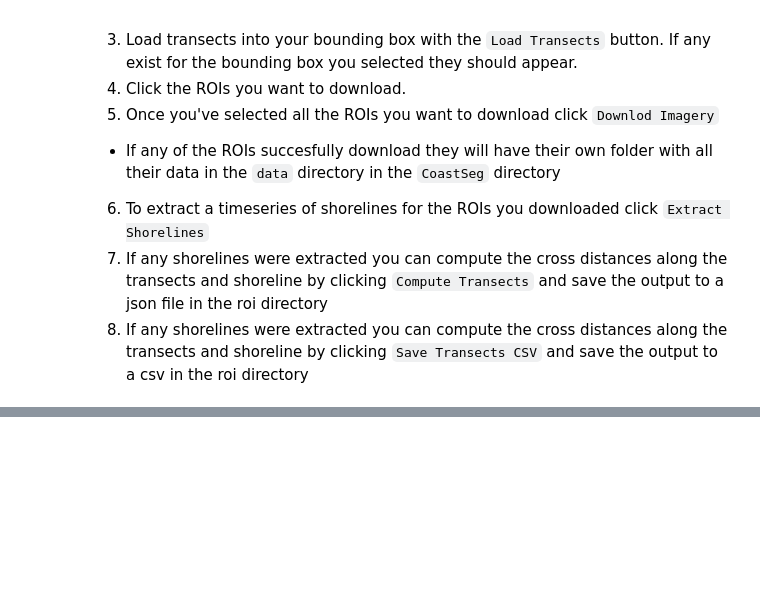
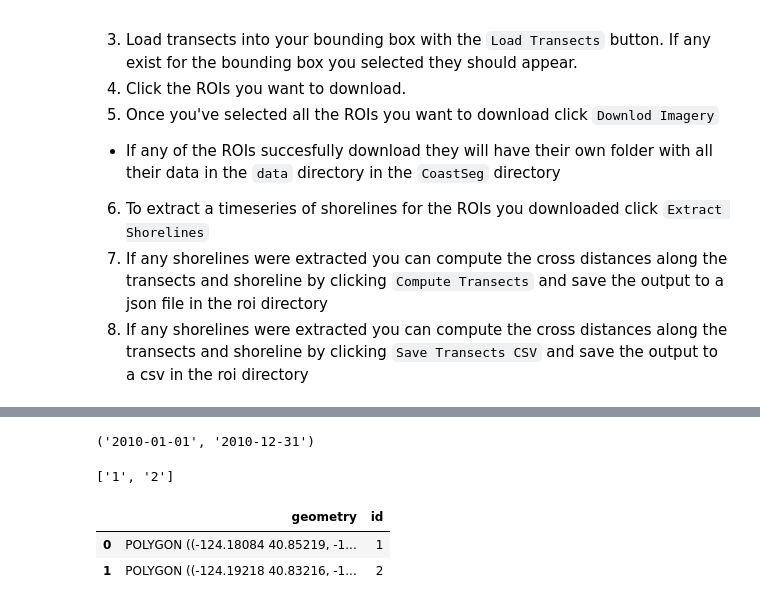
Before and after one commit to Doodleverse/seg2map, a Jupyter notebook: app.ipynb, the cells around one changed output, grey strips where cells are left out. Saved outputs shown, nothing was run; the diff lists cells and outputs as text; code cells hidden in the pictures; blank space fills up the shorter version.

```diff
--- a/app.ipynb
+++ b/app.ipynb
@@ -55,2 +65,18 @@ coastseg_ui.create_dashboard()
+# %%
+dates = coastsegmap.settings.get('dates')
+dates
+# %% [output]
+('2010-01-01', '2010-12-31')
+# %%
+ids=list(coastsegmap.selected_set)
+ids
+# %% [output]
+['1', '2']
 # %%
 coastsegmap.rois.gdf[coastsegmap.rois.gdf["id"]=="1"]["geometry"][0]
+# %%
+coastsegmap.rois.gdf
+# %% [output]
+|  | geometry | id |
+| 0 | POLYGON ((-124.18084 40.85219, -1... | 1 |
+| 1 | POLYGON ((-124.19218 40.83216, -1... | 2 |
```
Also changed, not shown: parts of 44 cells of this notebook, 5 other files.
